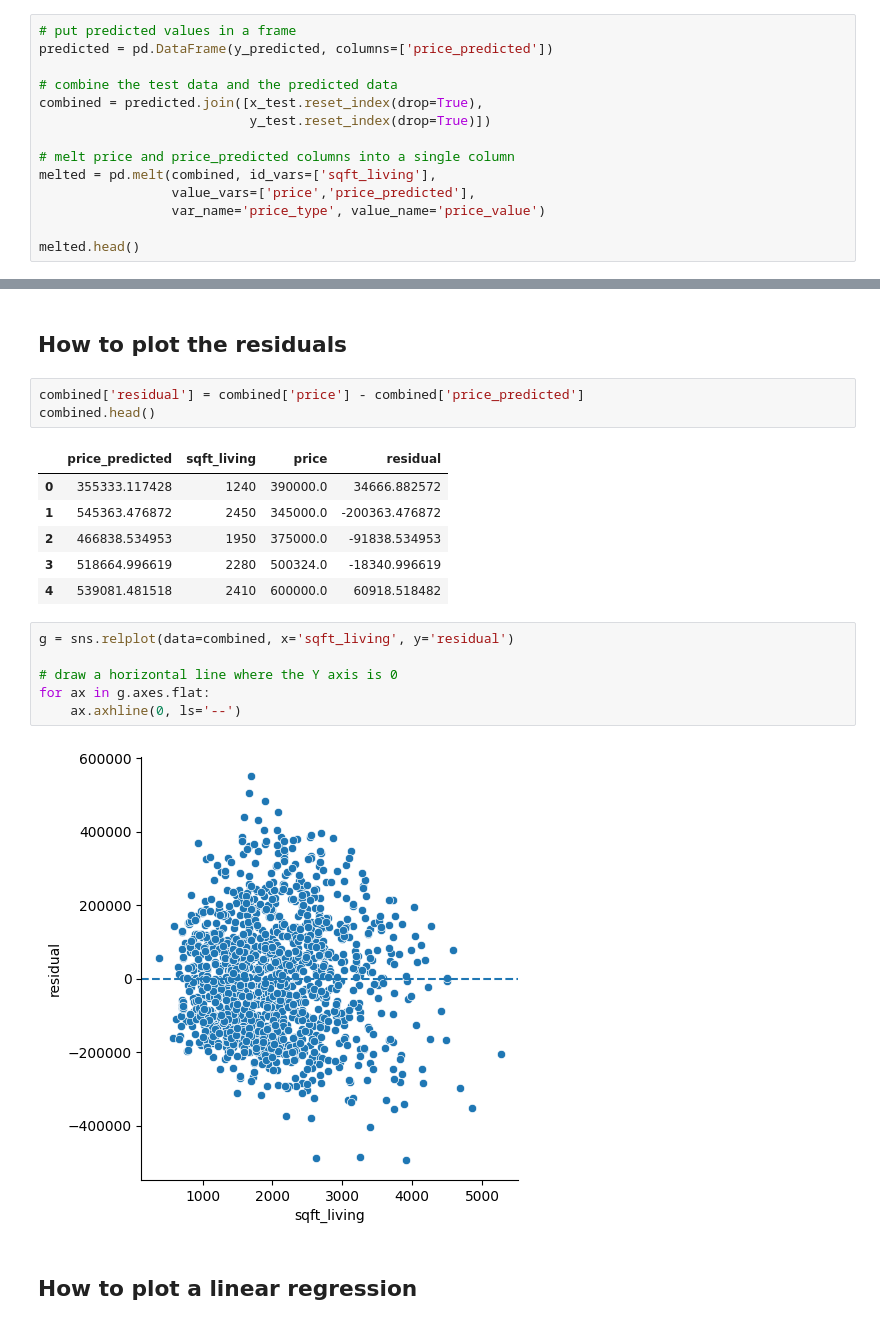
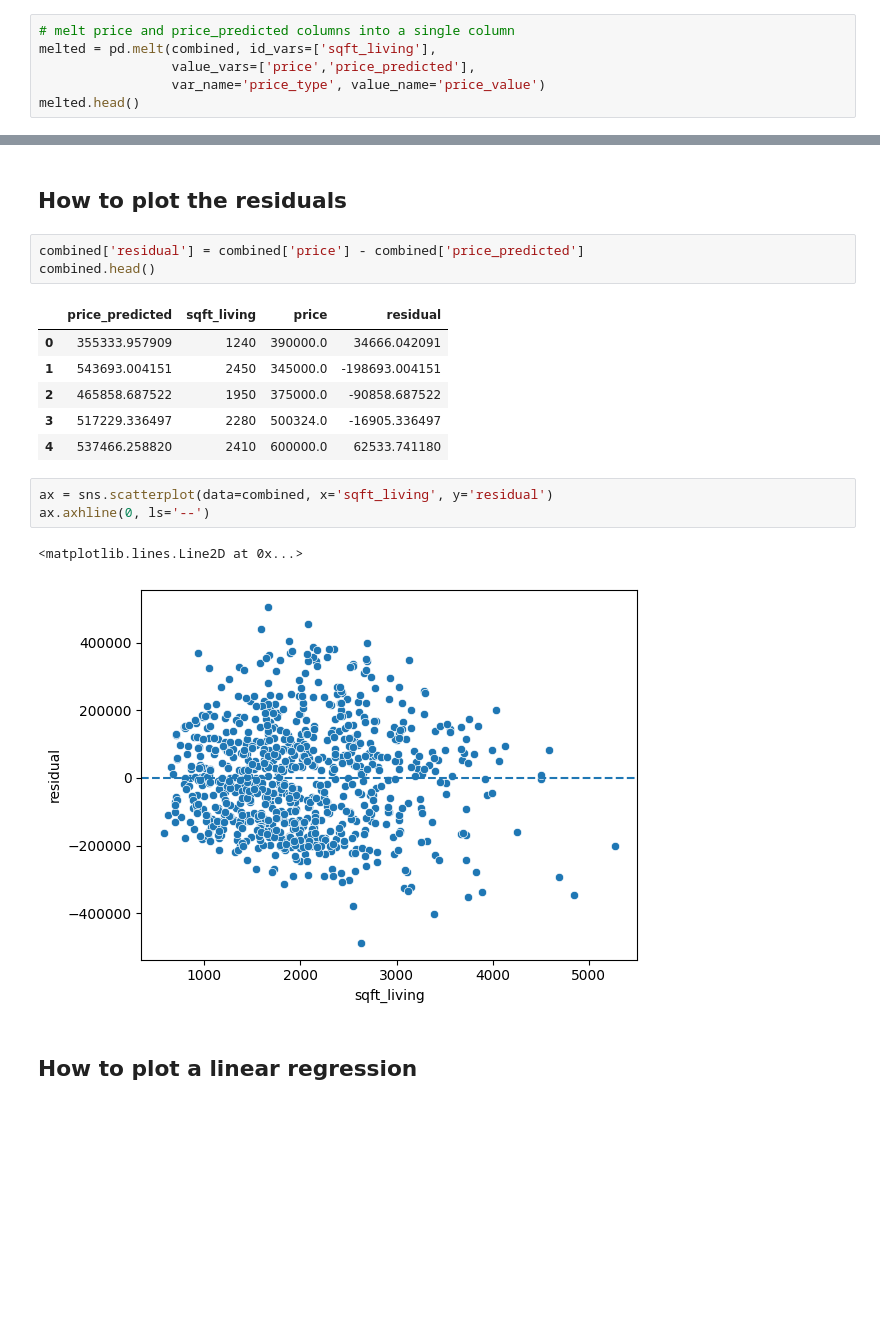
Before and after one commit to ncrowder/python, a Jupyter notebook: murach_data_analysis/class_demos/regression.ipynb, the cells around one changed output, grey strips where cells are left out. Saved outputs shown, nothing was run; the diff lists cells and outputs as text; blank space fills up the shorter version.

```diff
--- a/murach_data_analysis/class_demos/regression.ipynb
+++ b/murach_data_analysis/class_demos/regression.ipynb
@@ -192,16 +214,8 @@ combined = predicted.join([x_test.reset_index(drop=True),
 # %%
-# put predicted values in a frame
-predicted = pd.DataFrame(y_predicted, columns=['price_predicted'])
-
-# combine the test data and the predicted data
-combined = predicted.join([x_test.reset_index(drop=True),
-                           y_test.reset_index(drop=True)])
-
 # melt price and price_predicted columns into a single column
 melted = pd.melt(combined, id_vars=['sqft_living'],
                  value_vars=['price','price_predicted'],
                  var_name='price_type', value_name='price_value')
-
 melted.head()
 # %% [output]
 |  | sqft_living | price_type | price_value |
@@ -223,19 +237,17 @@ combined['residual'] = combined['price'] - combined['price_predicted']
 combined.head()
 # %% [output]
 |  | price_predicted | sqft_living | price | residual |
-| 0 | 355333.117428 | 1240 | 390000.0 | 34666.882572 |
-| 1 | 545363.476872 | 2450 | 345000.0 | -200363.476872 |
-| 2 | 466838.534953 | 1950 | 375000.0 | -91838.534953 |
-| 3 | 518664.996619 | 2280 | 500324.0 | -18340.996619 |
-| 4 | 539081.481518 | 2410 | 600000.0 | 60918.518482 |
+| 0 | 355333.957909 | 1240 | 390000.0 | 34666.042091 |
+| 1 | 543693.004151 | 2450 | 345000.0 | -198693.004151 |
+| 2 | 465858.687522 | 1950 | 375000.0 | -90858.687522 |
+| 3 | 517229.336497 | 2280 | 500324.0 | -16905.336497 |
+| 4 | 537466.258820 | 2410 | 600000.0 | 62533.741180 |
 # %%
-g = sns.relplot(data=combined, x='sqft_living', y='residual')
-
-# draw a horizontal line where the Y axis is 0
-for ax in g.axes.flat:
-    ax.axhline(0, ls='--')
+ax = sns.scatterplot(data=combined, x='sqft_living', y='residual')
+ax.axhline(0, ls='--')
 # %% [output]
+<matplotlib.lines.Line2D at 0x...>
-[figure, old version]
+[figure, new version]
 # %% [markdown]
 ## How to plot a linear regression
 # %%
```
Also changed, not shown: parts of 6 cells of this notebook.
